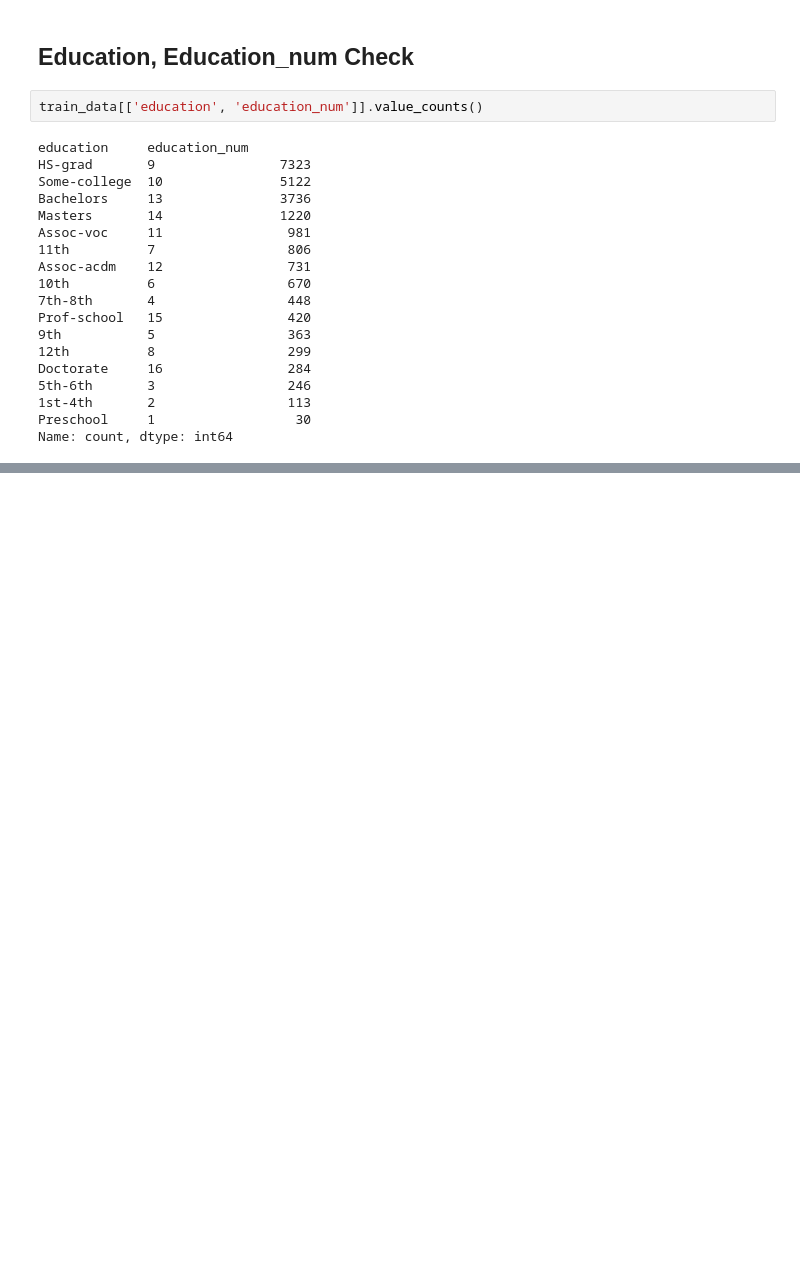
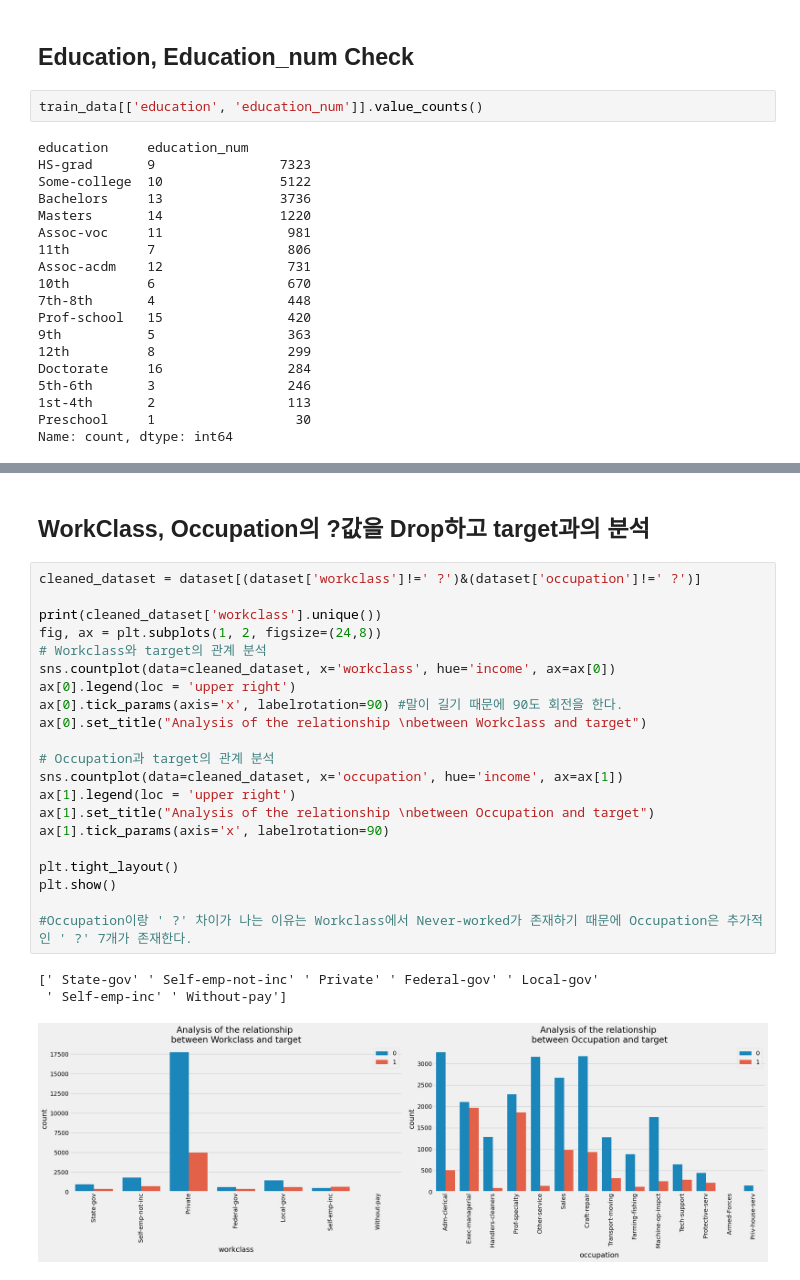
Before and after one commit to Seungminin/DS_TeamProject, a Jupyter notebook: DataCheck/DataPreprocessing.ipynb, the cells around one changed output, grey strips where cells are left out. Cells and saved outputs as stored; diff of their text form; blank space fills up the shorter version.

```diff
--- a/DataCheck/DataPreprocessing.ipynb
+++ b/DataCheck/DataPreprocessing.ipynb
@@ -314,2 +341,29 @@ plt.show()
 # %% [output]
 [figure]
+# %% [markdown]
+## WorkClass, Occupation의 ?값을 Drop하고 target과의 분석
+# %%
+cleaned_dataset = dataset[(dataset['workclass']!=' ?')&(dataset['occupation']!=' ?')]
+
+print(cleaned_dataset['workclass'].unique())
+fig, ax = plt.subplots(1, 2, figsize=(24,8))
+# Workclass와 target의 관계 분석
+sns.countplot(data=cleaned_dataset, x='workclass', hue='income', ax=ax[0])
+ax[0].legend(loc = 'upper right')
+ax[0].tick_params(axis='x', labelrotation=90) #말이 길기 때문에 90도 회전을 한다.
+ax[0].set_title("Analysis of the relationship \nbetween Workclass and target")
+
+# Occupation과 target의 관계 분석
+sns.countplot(data=cleaned_dataset, x='occupation', hue='income', ax=ax[1])
+ax[1].legend(loc = 'upper right')
+ax[1].set_title("Analysis of the relationship \nbetween Occupation and target")
+ax[1].tick_params(axis='x', labelrotation=90)
+
+plt.tight_layout()
+plt.show()
+
+#Occupation이랑 ' ?' 차이가 나는 이유는 Workclass에서 Never-worked가 존재하기 때문에 Occupation은 추가적인 ' ?' 7개가 존재한다.
+# %% [output]
+[' State-gov' ' Self-emp-not-inc' ' Private' ' Federal-gov' ' Local-gov'
+ ' Self-emp-inc' ' Without-pay']
+[figure, added]
```
Also changed, not shown: parts of 14 cells of this notebook.
